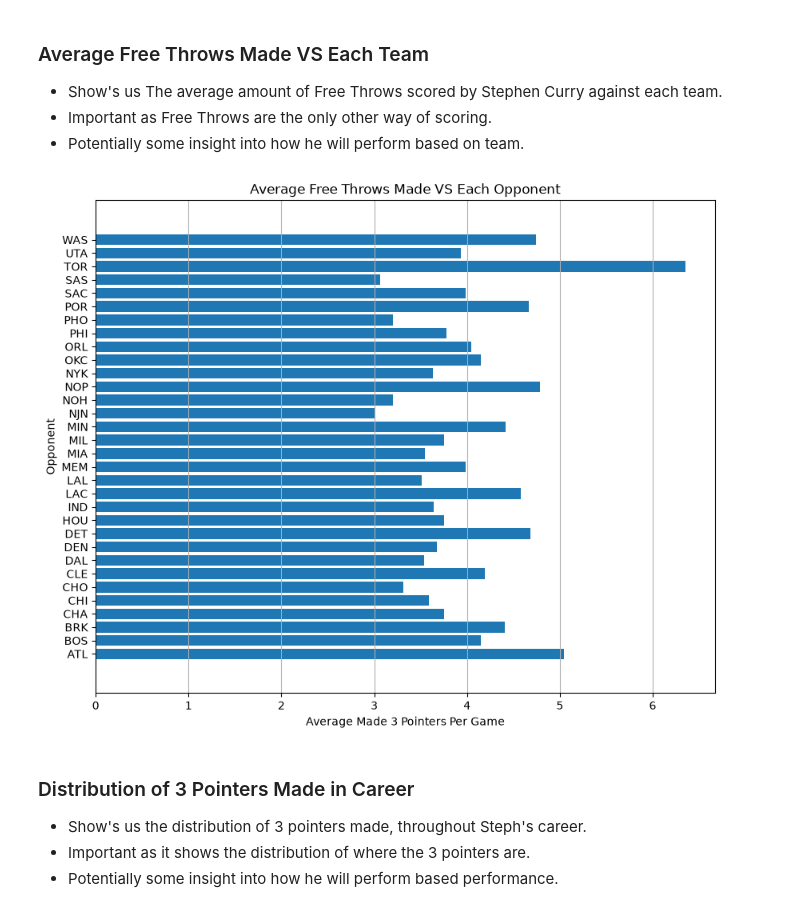
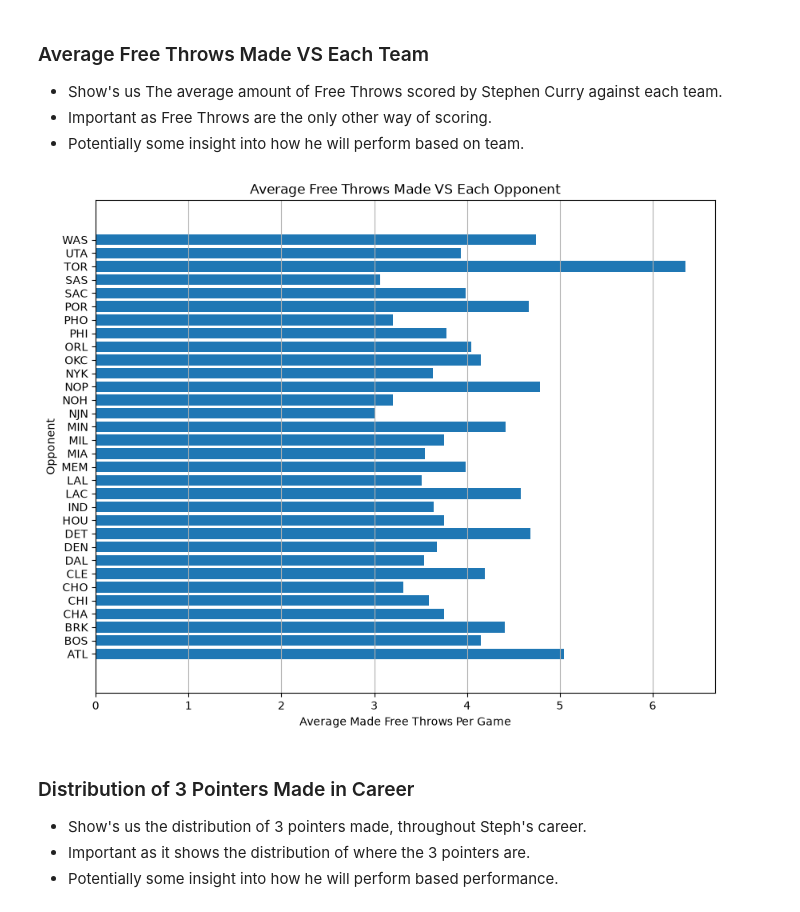
Before and after one commit to SDKELLY06/StephenCurryDataAnalysis, a Jupyter notebook: CA.ipynb, the cells around one changed output. Saved outputs shown, nothing was run; the diff lists cells and outputs as text; code cells hidden in the pictures.

```diff
--- a/CA.ipynb
+++ b/CA.ipynb
@@ -31,0 +56,2 @@ features = steph[["Date", "Opp", "FG%", "eFG%","FT", "TOV","GmSc", "+/-"]]
+# %%
+steph["Over_under_25"] = (steph["PTS"] > 24.8).astype(int)
@@ -32,3 +99,5 @@ features = steph[["Date", "Opp", "FG%", "eFG%","FT", "TOV","GmSc", "+/-"]]
+# %%
+steph = steph.sort_values("Date")
 # %%
 steph.head()
 # %% [output]
@@ -162,16 +261,16 @@ plt.show()
 # %%
 average_fg = steph.groupby("Opp")["FT"].mean()
 
 plt.figure(figsize=(10, 8))
 plt.margins(y = 0.08), plt.grid(axis="x")
 plt.barh(average_fg.index, average_fg.values)
-plt.xlabel("Average Made 3 Pointers Per Game")
+plt.xlabel("Average Made Free Throws Per Game")
 plt.ylabel("Opponent")
 plt.title("Average Free Throws Made VS Each Opponent")
 
 plt.show()
 # %% [output]
-[figure, old version]
+[figure, new version]
 # %% [markdown]
 ### Distribution of 3 Pointers Made in Career
 - Show's us the distribution of 3 pointers made, throughout Steph's career.
```
Also changed, not shown: parts of 76 cells of this notebook, 2 other files.
